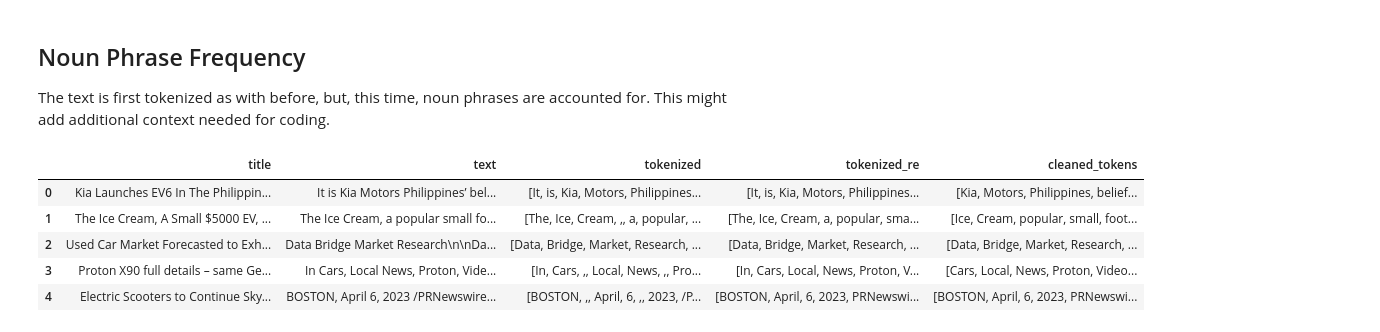
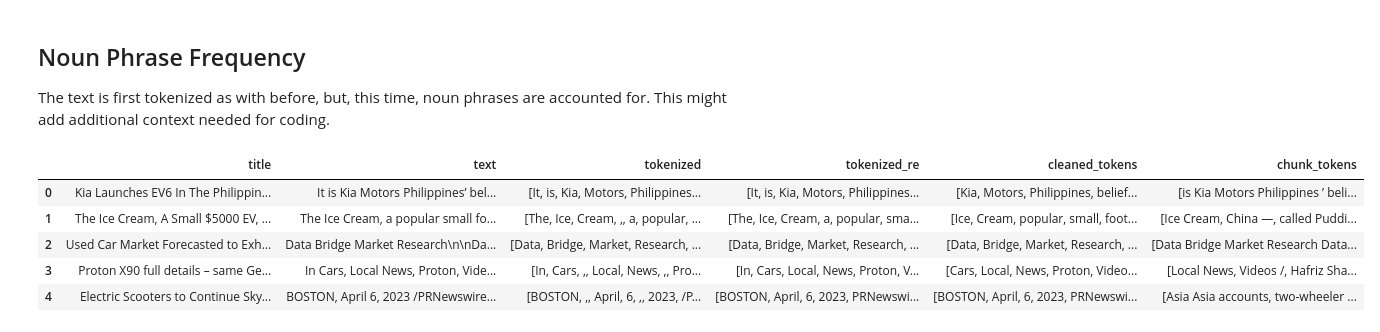
Before and after one commit to jamesmonterozo/news-articles-analysis, a Jupyter notebook: analysis.ipynb, the cells around one changed output. Cells and saved outputs as stored; diff of their text form; code cells hidden in the pictures.

```diff
--- a/analysis.ipynb
+++ b/analysis.ipynb
@@ -165,35 +165,35 @@ The text is first tokenized as with before, but, this time, noun phrases are acc
 # %%
 # Defining a grammar & Parser
 NP = "NP: {(<V\w+>|<NN\w?>)+.*<NN\w?>}"
 chunker = RegexpParser(NP)
 
 def get_continuous_chunks(text, chunk_func=ne_chunk):
     chunked = chunk_func(pos_tag(word_tokenize(text)))
     continuous_chunk = []
     current_chunk = []
 
     for subtree in chunked:
         if type(subtree) == Tree:
             current_chunk.append(" ".join([token for token, pos in subtree.leaves()]))
         elif current_chunk:
             named_entity = " ".join(current_chunk)
             if named_entity not in continuous_chunk:
                 continuous_chunk.append(named_entity)
                 current_chunk = []
         else:
             continue
 
     return continuous_chunk
 
-df['text'].apply(lambda sent: get_continuous_chunks(sent, chunker.parse))
+df['chunk_tokens'] = df['text'].apply(lambda sent: get_continuous_chunks(sent, chunker.parse))
 df.head()
 # %% [output]
-|  | title | text | tokenized | tokenized_re | cleaned_tokens |
-| 0 | Kia Launches EV6 In The Philippin... | It is Kia Motors Philippines’ bel... | [It, is, Kia, Motors, Philippines... | [It, is, Kia, Motors, Philippines... | [Kia, Motors, Philippines, belief... |
-| 1 | The Ice Cream, A Small $5000 EV, ... | The Ice Cream, a popular small fo... | [The, Ice, Cream, ,, a, popular, ... | [The, Ice, Cream, a, popular, sma... | [Ice, Cream, popular, small, foot... |
-| 2 | Used Car Market Forecasted to Exh... | Data Bridge Market Research\n\nDa... | [Data, Bridge, Market, Research, ... | [Data, Bridge, Market, Research, ... | [Data, Bridge, Market, Research, ... |
-| 3 | Proton X90 full details – same Ge... | In Cars, Local News, Proton, Vide... | [In, Cars, ,, Local, News, ,, Pro... | [In, Cars, Local, News, Proton, V... | [Cars, Local, News, Proton, Video... |
-| 4 | Electric Scooters to Continue Sky... | BOSTON, April 6, 2023 /PRNewswire... | [BOSTON, ,, April, 6, ,, 2023, /P... | [BOSTON, April, 6, 2023, PRNewswi... | [BOSTON, April, 6, 2023, PRNewswi... |
+|  | title | text | tokenized | tokenized_re | cleaned_tokens | chunk_tokens |
+| 0 | Kia Launches EV6 In The Philippin... | It is Kia Motors Philippines’ bel... | [It, is, Kia, Motors, Philippines... | [It, is, Kia, Motors, Philippines... | [Kia, Motors, Philippines, belief... | [is Kia Motors Philippines ’ beli... |
+| 1 | The Ice Cream, A Small $5000 EV, ... | The Ice Cream, a popular small fo... | [The, Ice, Cream, ,, a, popular, ... | [The, Ice, Cream, a, popular, sma... | [Ice, Cream, popular, small, foot... | [Ice Cream, China —, called Puddi... |
+| 2 | Used Car Market Forecasted to Exh... | Data Bridge Market Research\n\nDa... | [Data, Bridge, Market, Research, ... | [Data, Bridge, Market, Research, ... | [Data, Bridge, Market, Research, ... | [Data Bridge Market Research Data... |
+| 3 | Proton X90 full details – same Ge... | In Cars, Local News, Proton, Vide... | [In, Cars, ,, Local, News, ,, Pro... | [In, Cars, Local, News, Proton, V... | [Cars, Local, News, Proton, Video... | [Local News, Videos /, Hafriz Sha... |
+| 4 | Electric Scooters to Continue Sky... | BOSTON, April 6, 2023 /PRNewswire... | [BOSTON, ,, April, 6, ,, 2023, /P... | [BOSTON, April, 6, 2023, PRNewswi... | [BOSTON, April, 6, 2023, PRNewswi... | [Asia Asia accounts, two-wheeler ... |
 # %%
 all_chunks = []
 for row in df['chunk_tokens']:
```
Also changed, not shown: parts of 1 cell of this notebook.
